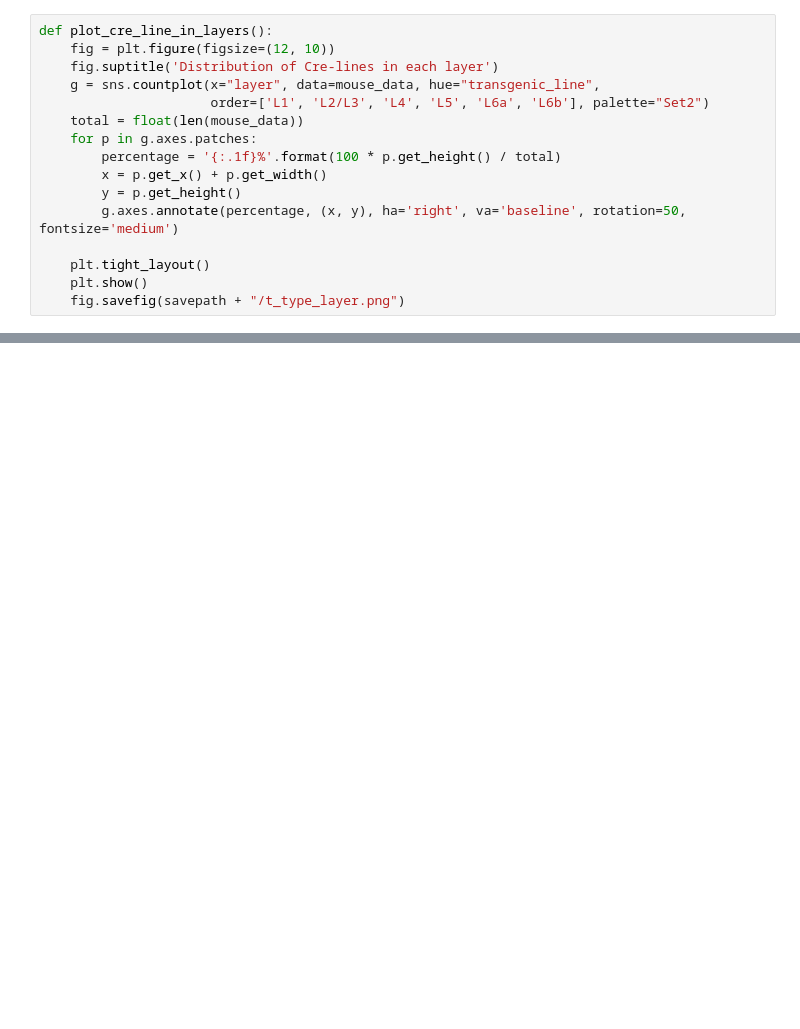
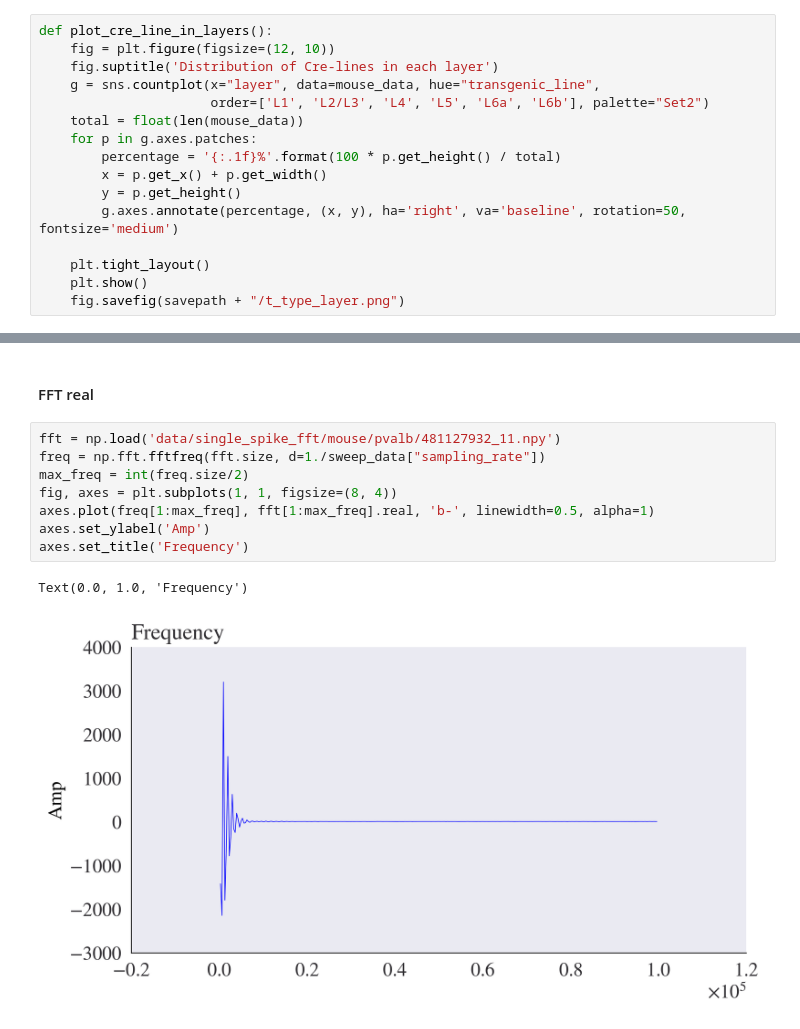
Before and after one commit to ofek181/Neuronal-Cell-Type-Classification, a Jupyter notebook: eda.ipynb, the cells around one changed output, grey strips where cells are left out. Saved outputs shown, nothing was run; the diff lists cells and outputs as text; blank space fills up the shorter version.

```diff
--- a/eda.ipynb
+++ b/eda.ipynb
@@ -138,0 +207,13 @@ plot_cre_line_in_layers()
+# %% [markdown]
+#### FFT real
+# %%
+fft = np.load('data/single_spike_fft/mouse/pvalb/481127932_11.npy')
+freq = np.fft.fftfreq(fft.size, d=1./sweep_data["sampling_rate"])
+max_freq = int(freq.size/2)
+fig, axes = plt.subplots(1, 1, figsize=(8, 4))
+axes.plot(freq[1:max_freq], fft[1:max_freq].real, 'b-', linewidth=0.5, alpha=1)
+axes.set_ylabel('Amp')
+axes.set_title('Frequency')
+# %% [output]
+Text(0.0, 1.0, 'Frequency')
+[figure, added]
```
Also changed, not shown: parts of 35 cells of this notebook, 5 other files.
